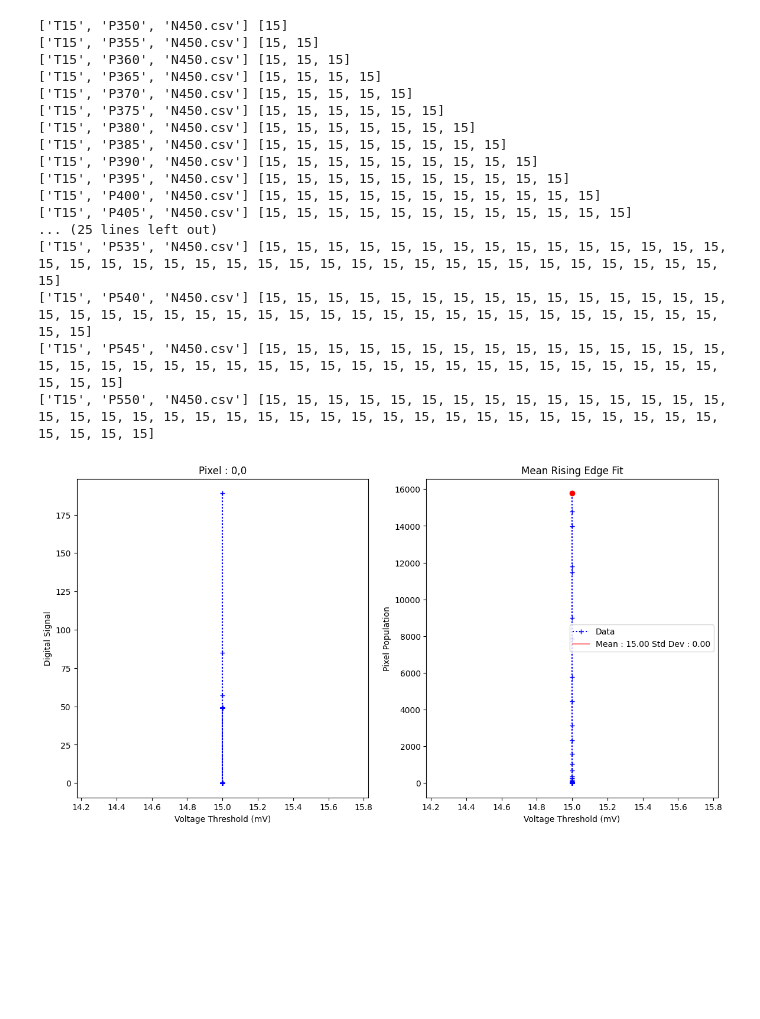
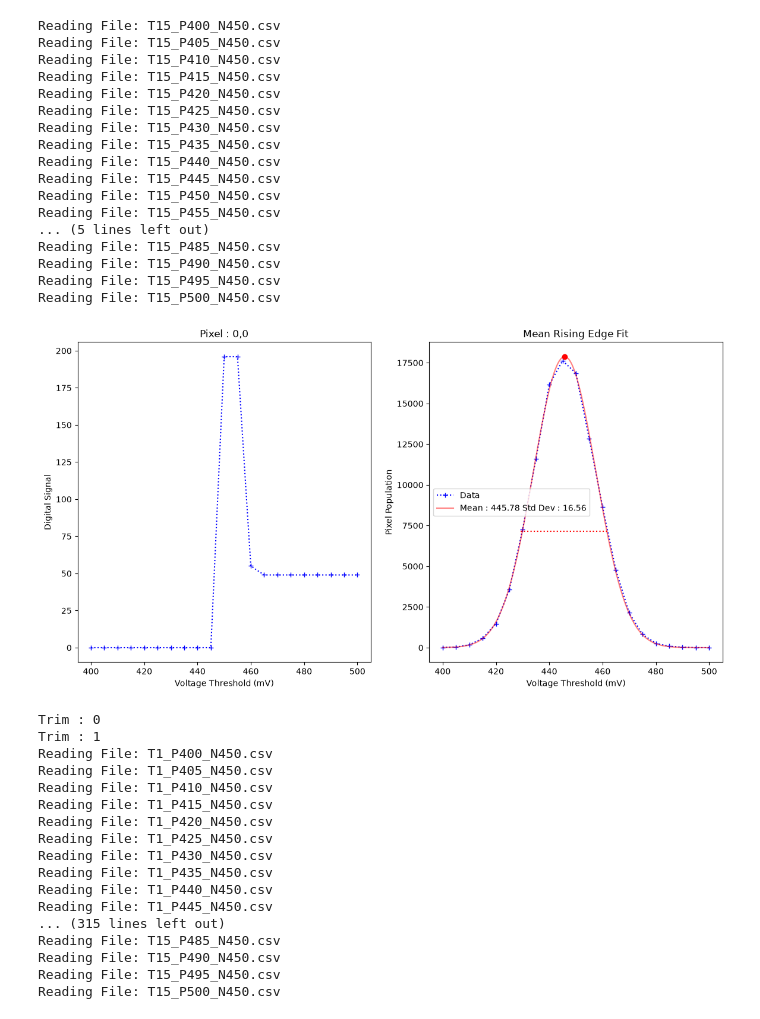
Before and after one commit to jrjfeath/PyMMS, a Jupyter notebook: Analysis.ipynb, the cells around one changed output. Cells and saved outputs as stored; diff of their text form; code cells hidden in the pictures; blank space fills up the shorter version.

```diff
--- a/Analysis.ipynb
+++ b/Analysis.ipynb
@@ -3,6 +3,7 @@ import os
 import numpy as np
 import matplotlib.pyplot as plt
 from scipy.optimize import curve_fit
+from Classes.find_calibration import DetermineFit
 
 plot_format = {
     0  : ['mediumseagreen', '-'],
@@ -22,3 +23,5 @@ plot_format = {
     14 : ['coral', '-.'],
     15 : ['cyan', '--'],
 }
+
+dt = DetermineFit()
@@ -105,23 +28,23 @@ determine_fit = DetermineFit()
 # %%
 # Determine mean rising edge from a trim value of 15 for all pixels
-directory = f'C:/Users/chem-chem1612/Documents/PIMMS-Calibration/19-08-24'
-determine_fit.find_gaussian_fit(directory,row=0,column=0)
+directory = r'C:\Users\jrjfeath\Downloads\fast_PImMS_calibration\fast_PImMS_calibration\20261117'
+dt.find_gaussian_fit(directory,row=0,column=0)
 # %% [output]
-['T15', 'P350', 'N450.csv'] [15]
-['T15', 'P355', 'N450.csv'] [15, 15]
-['T15', 'P360', 'N450.csv'] [15, 15, 15]
-['T15', 'P365', 'N450.csv'] [15, 15, 15, 15]
-['T15', 'P370', 'N450.csv'] [15, 15, 15, 15, 15]
-['T15', 'P375', 'N450.csv'] [15, 15, 15, 15, 15, 15]
-['T15', 'P380', 'N450.csv'] [15, 15, 15, 15, 15, 15, 15]
-['T15', 'P385', 'N450.csv'] [15, 15, 15, 15, 15, 15, 15, 15]
-['T15', 'P390', 'N450.csv'] [15, 15, 15, 15, 15, 15, 15, 15, 15]
-['T15', 'P395', 'N450.csv'] [15, 15, 15, 15, 15, 15, 15, 15, 15, 15]
-['T15', 'P400', 'N450.csv'] [15, 15, 15, 15, 15, 15, 15, 15, 15, 15, 15]
-['T15', 'P405', 'N450.csv'] [15, 15, 15, 15, 15, 15, 15, 15, 15, 15, 15, 15]
-... (25 lines left out)
-['T15', 'P535', 'N450.csv'] [15, 15, 15, 15, 15, 15, 15, 15, 15, 15, 15, 15, 15, 15, 15, 15, 15, 15, 15, 15, 15, 15, 15, 15, 15, 15, 15, 15, 15, 15, 15, 15, 15, 15, 15, 15, 15, 15]
-['T15', 'P540', 'N450.csv'] [15, 15, 15, 15, 15, 15, 15, 15, 15, 15, 15, 15, 15, 15, 15, 15, 15, 15, 15, 15, 15, 15, 15, 15, 15, 15, 15, 15, 15, 15, 15, 15, 15, 15, 15, 15, 15, 15, 15]
-['T15', 'P545', 'N450.csv'] [15, 15, 15, 15, 15, 15, 15, 15, 15, 15, 15, 15, 15, 15, 15, 15, 15, 15, 15, 15, 15, 15, 15, 15, 15, 15, 15, 15, 15, 15, 15, 15, 15, 15, 15, 15, 15, 15, 15, 15]
-['T15', 'P550', 'N450.csv'] [15, 15, 15, 15, 15, 15, 15, 15, 15, 15, 15, 15, 15, 15, 15, 15, 15, 15, 15, 15, 15, 15, 15, 15, 15, 15, 15, 15, 15, 15, 15, 15, 15, 15, 15, 15, 15, 15, 15, 15, 15]
+Reading File: T15_P400_N450.csv
+Reading File: T15_P405_N450.csv
+Reading File: T15_P410_N450.csv
+Reading File: T15_P415_N450.csv
+Reading File: T15_P420_N450.csv
+Reading File: T15_P425_N450.csv
+Reading File: T15_P430_N450.csv
+Reading File: T15_P435_N450.csv
+Reading File: T15_P440_N450.csv
+Reading File: T15_P445_N450.csv
+Reading File: T15_P450_N450.csv
+Reading File: T15_P455_N450.csv
+... (5 lines left out)
+Reading File: T15_P485_N450.csv
+Reading File: T15_P490_N450.csv
+Reading File: T15_P495_N450.csv
+Reading File: T15_P500_N450.csv
-[figure, old version]
+[figure, new version]
@@ -169,2 +51,22 @@ np.savetxt(f"{directory}/Calibration.csv", trim_values, delimiter=",", fmt='%d')
+# %%
+dt.determine_calibration(directory)
+# %% [output]
+Trim : 0
+Trim : 1
+Reading File: T1_P400_N450.csv
+Reading File: T1_P405_N450.csv
+Reading File: T1_P410_N450.csv
+Reading File: T1_P415_N450.csv
+Reading File: T1_P420_N450.csv
+Reading File: T1_P425_N450.csv
+Reading File: T1_P430_N450.csv
+Reading File: T1_P435_N450.csv
+Reading File: T1_P440_N450.csv
+Reading File: T1_P445_N450.csv
+... (315 lines left out)
+Reading File: T15_P485_N450.csv
+Reading File: T15_P490_N450.csv
+Reading File: T15_P495_N450.csv
+Reading File: T15_P500_N450.csv
 # %%
 # Compare new calibration to old calibration
```
Also changed, not shown: parts of 4 cells of this notebook.
